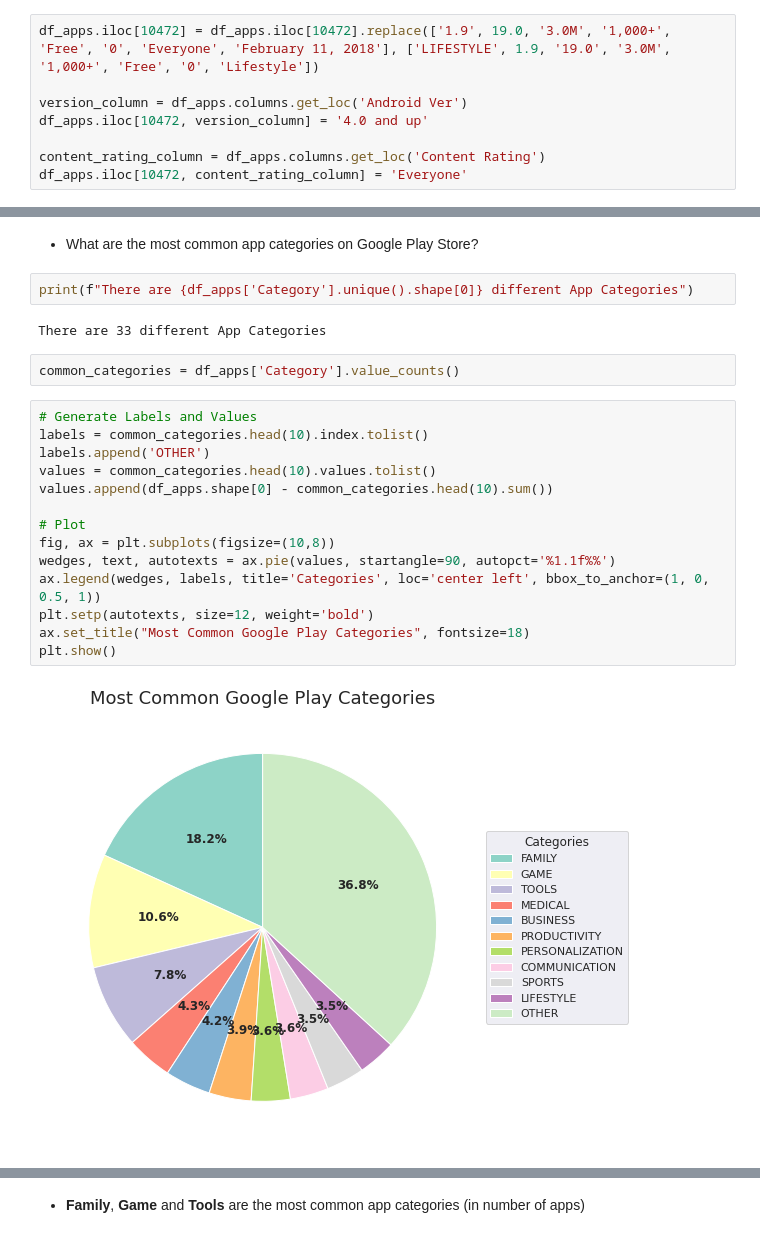
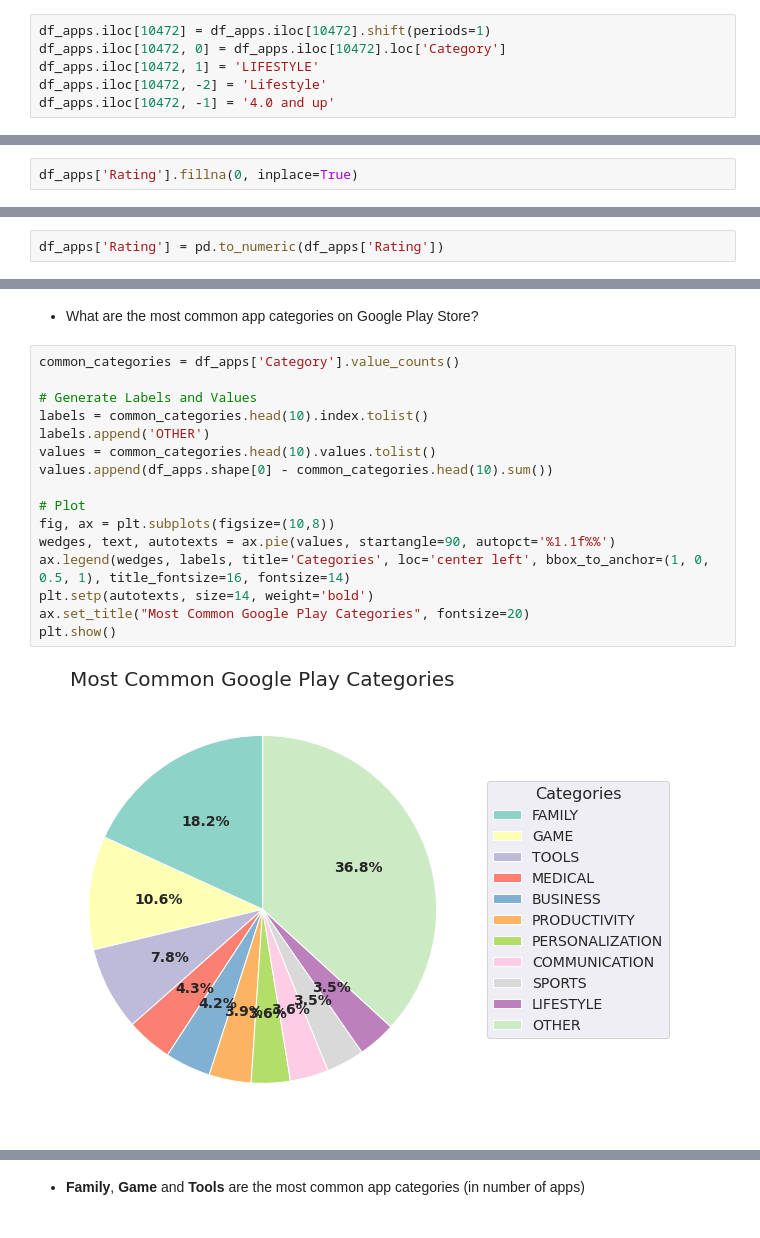
Before and after one commit to kimurarh/googleplay-analysis, a Jupyter notebook: Google-Play-Store-Analysis.ipynb, the cells around one changed output, grey strips where cells are left out. Cells and saved outputs as stored; diff of their text form.

Commit message:
Modifying some visualizations (type of plot, title, labels)

```diff
--- a/Google-Play-Store-Analysis.ipynb
+++ b/Google-Play-Store-Analysis.ipynb
@@ -131,14 +131,12 @@ df_apps[df_apps['Type'] == '0']
 | 10472 | Life Made WI-Fi Touchscreen Photo... | 1.9 | 19.0 | 3.0M | 1,000+ | Free | 0 | Everyone | NaN | February 11, 2018 | ... |
 # %% [markdown]
 * This row values have been misplaced. We'll be fixing it:
-# %%
-df_apps.iloc[10472] = df_apps.iloc[10472].replace(['1.9', 19.0, '3.0M', '1,000+', 'Free', '0', 'Everyone', 'February 11, 2018'], ['LIFESTYLE', 1.9, '19.0', '3.0M', '1,000+', 'Free', '0', 'Lifestyle'])
-
-version_column = df_apps.columns.get_loc('Android Ver')
-df_apps.iloc[10472, version_column] = '4.0 and up'
-
-content_rating_column = df_apps.columns.get_loc('Content Rating')
-df_apps.iloc[10472, content_rating_column] = 'Everyone'
+# %%
+df_apps.iloc[10472] = df_apps.iloc[10472].shift(periods=1)
+df_apps.iloc[10472, 0] = df_apps.iloc[10472].loc['Category']
+df_apps.iloc[10472, 1] = 'LIFESTYLE'
+df_apps.iloc[10472, -2] = 'Lifestyle'
+df_apps.iloc[10472, -1] = '4.0 and up'
 # %%
 df_apps['Type'].value_counts()
 # %% [output]
@@ -175,3 +158,5 @@ dtype: int64
+# %%
+df_apps['Rating'].fillna(0, inplace=True)
 # %% [markdown]
 ### Reviews
 # %% [markdown]
@@ -218,3 +209,5 @@ df_apps['Android Ver'] = df_apps['Android Ver'].apply(lambda x: x.split('.')[0])
+# %%
+df_apps['Rating'] = pd.to_numeric(df_apps['Rating'])
 # %% [markdown]
 ### Rename column
 # %%
@@ -229,28 +228,24 @@ print(f'{df_apps.shape[0]} Android Apps')
 ### Most common Google Play Apps Category
 # %% [markdown]
 * What are the most common app categories on Google Play Store?
-# %%
-print(f"There are {df_apps['Category'].unique().shape[0]} different App Categories")
-# %% [output]
-There are 33 different App Categories
-# %%
-common_categories = df_apps['Category'].value_counts()
 # %%
+common_categories = df_apps['Category'].value_counts()
+
 # Generate Labels and Values
 labels = common_categories.head(10).index.tolist()
 labels.append('OTHER')
 values = common_categories.head(10).values.tolist()
 values.append(df_apps.shape[0] - common_categories.head(10).sum())
 
 # Plot
 fig, ax = plt.subplots(figsize=(10,8))
 wedges, text, autotexts = ax.pie(values, startangle=90, autopct='%1.1f%%')
-ax.legend(wedges, labels, title='Categories', loc='center left', bbox_to_anchor=(1, 0, 0.5, 1))
-plt.setp(autotexts, size=12, weight='bold')
-ax.set_title("Most Common Google Play Categories", fontsize=18)
+ax.legend(wedges, labels, title='Categories', loc='center left', bbox_to_anchor=(1, 0, 0.5, 1), title_fontsize=16, fontsize=14)
+plt.setp(autotexts, size=14, weight='bold')
+ax.set_title("Most Common Google Play Categories", fontsize=20)
 plt.show()
 # %% [output]
-[figure, old version]
+[figure, new version]
 # %%
 # Generate Labels and Values
 values = common_categories.values
```
Also changed, not shown: parts of 44 cells of this notebook.
